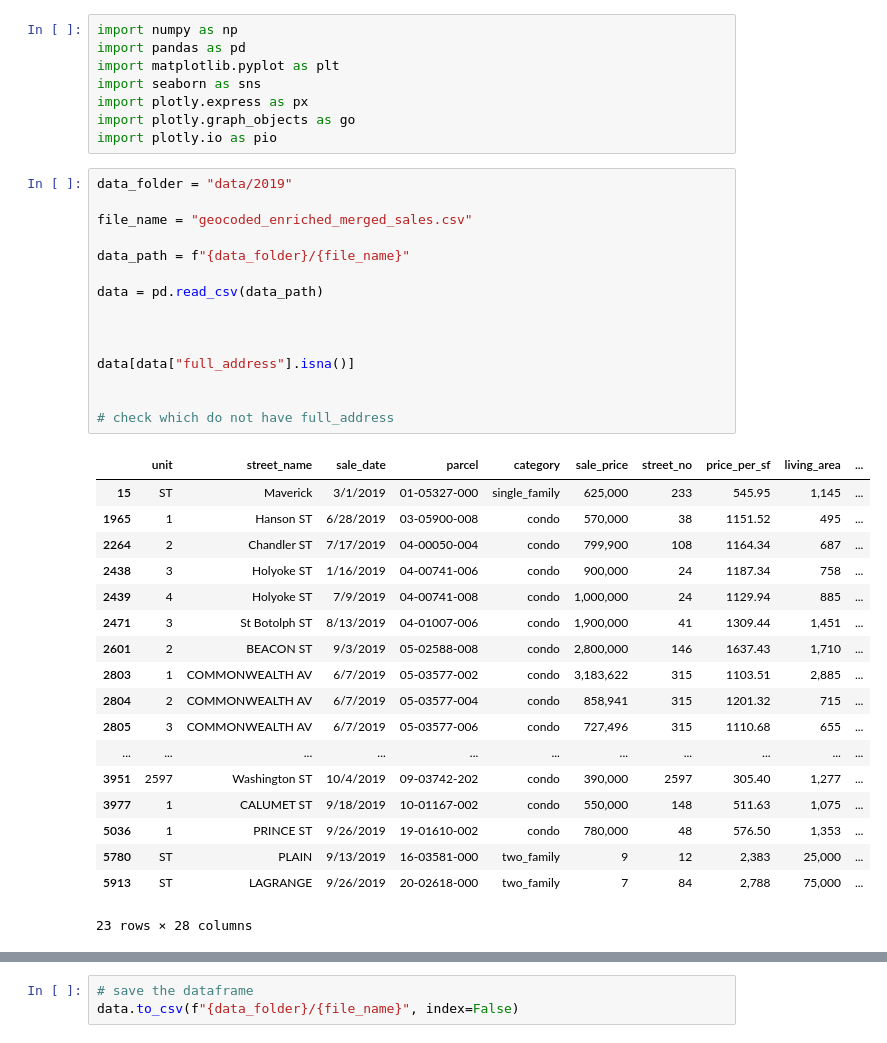
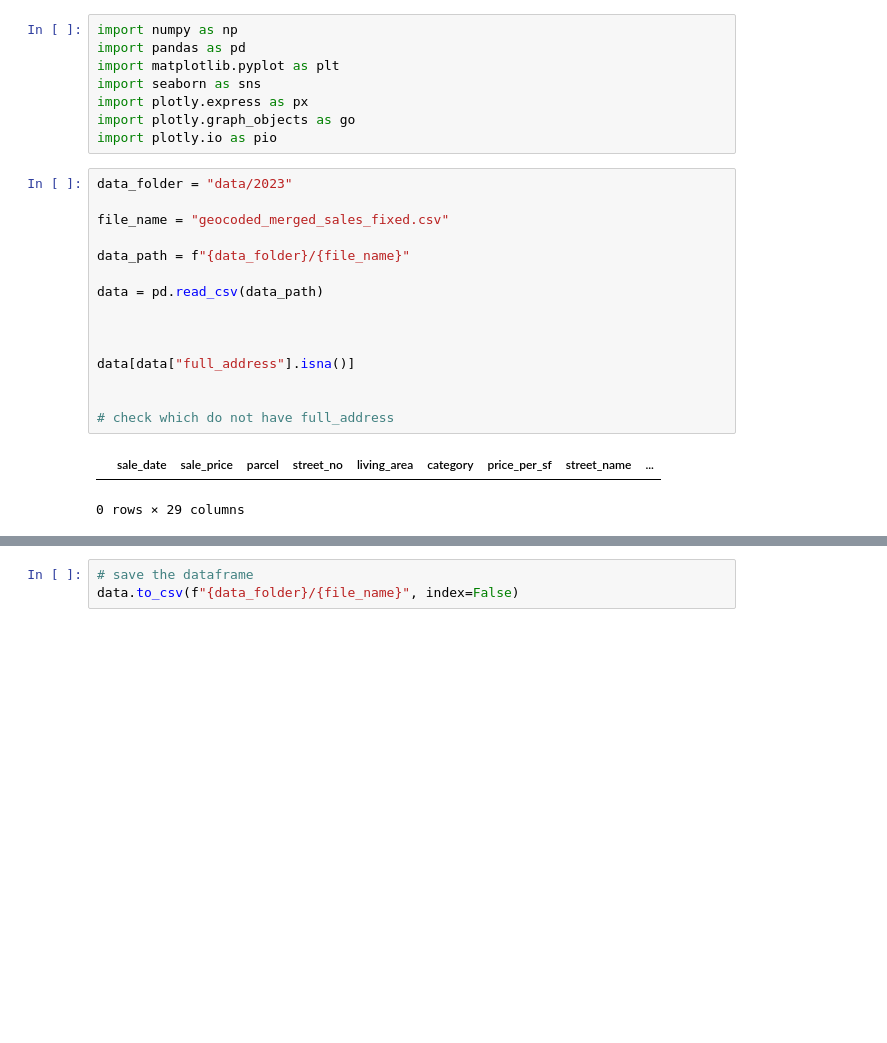
Before and after one commit to hunkim98/boston_real_estate, a Jupyter notebook: review_enriched_data.ipynb, the cells around one changed output, grey strips where cells are left out. Saved outputs shown, nothing was run; the diff lists cells and outputs as text; blank space fills up the shorter version.

Commit message:
Fix data

```diff
--- a/review_enriched_data.ipynb
+++ b/review_enriched_data.ipynb
@@ -7,39 +7,23 @@ import plotly.express as px
 import plotly.graph_objects as go
 import plotly.io as pio
 # %%
-data_folder = "data/2019"
+data_folder = "data/2023"
 
-file_name = "geocoded_enriched_merged_sales.csv"
+file_name = "geocoded_merged_sales_fixed.csv"
 
 data_path = f"{data_folder}/{file_name}"
 
 data = pd.read_csv(data_path)
 
 
 
 data[data["full_address"].isna()]
 
 
 # check which do not have full_address
 # %% [output]
-|  | unit | street_name | sale_date | parcel | category | sale_price | street_no | price_per_sf | living_area | ... |
-| 15 | ST | Maverick | 3/1/2019 | 01-05327-000 | single_family | 625,000 | 233 | 545.95 | 1,145 | ... |
-| 1965 | 1 | Hanson ST | 6/28/2019 | 03-05900-008 | condo | 570,000 | 38 | 1151.52 | 495 | ... |
-| 2264 | 2 | Chandler ST | 7/17/2019 | 04-00050-004 | condo | 799,900 | 108 | 1164.34 | 687 | ... |
-| 2438 | 3 | Holyoke ST | 1/16/2019 | 04-00741-006 | condo | 900,000 | 24 | 1187.34 | 758 | ... |
-| 2439 | 4 | Holyoke ST | 7/9/2019 | 04-00741-008 | condo | 1,000,000 | 24 | 1129.94 | 885 | ... |
-| 2471 | 3 | St Botolph ST | 8/13/2019 | 04-01007-006 | condo | 1,900,000 | 41 | 1309.44 | 1,451 | ... |
-| 2601 | 2 | BEACON ST | 9/3/2019 | 05-02588-008 | condo | 2,800,000 | 146 | 1637.43 | 1,710 | ... |
-| 2803 | 1 | COMMONWEALTH AV | 6/7/2019 | 05-03577-002 | condo | 3,183,622 | 315 | 1103.51 | 2,885 | ... |
-| 2804 | 2 | COMMONWEALTH AV | 6/7/2019 | 05-03577-004 | condo | 858,941 | 315 | 1201.32 | 715 | ... |
-| 2805 | 3 | COMMONWEALTH AV | 6/7/2019 | 05-03577-006 | condo | 727,496 | 315 | 1110.68 | 655 | ... |
-| ... | ... | ... | ... | ... | ... | ... | ... | ... | ... | ... |
-| 3951 | 2597 | Washington ST | 10/4/2019 | 09-03742-202 | condo | 390,000 | 2597 | 305.40 | 1,277 | ... |
-| 3977 | 1 | CALUMET ST | 9/18/2019 | 10-01167-002 | condo | 550,000 | 148 | 511.63 | 1,075 | ... |
-| 5036 | 1 | PRINCE ST | 9/26/2019 | 19-01610-002 | condo | 780,000 | 48 | 576.50 | 1,353 | ... |
-| 5780 | ST | PLAIN | 9/13/2019 | 16-03581-000 | two_family | 9 | 12 | 2,383 | 25,000 | ... |
-| 5913 | ST | LAGRANGE | 9/26/2019 | 20-02618-000 | two_family | 7 | 84 | 2,788 | 75,000 | ... |
+|  | sale_date | sale_price | parcel | street_no | living_area | category | price_per_sf | street_name | ... |
-23 rows × 28 columns
+0 rows × 29 columns
 # %%
 # for rows that have full_address na we create the full address manually
 for index, row in data[data["full_address"].isna()].iterrows():
```
Also changed, not shown: parts of 4 cells of this notebook, 13 other files.
